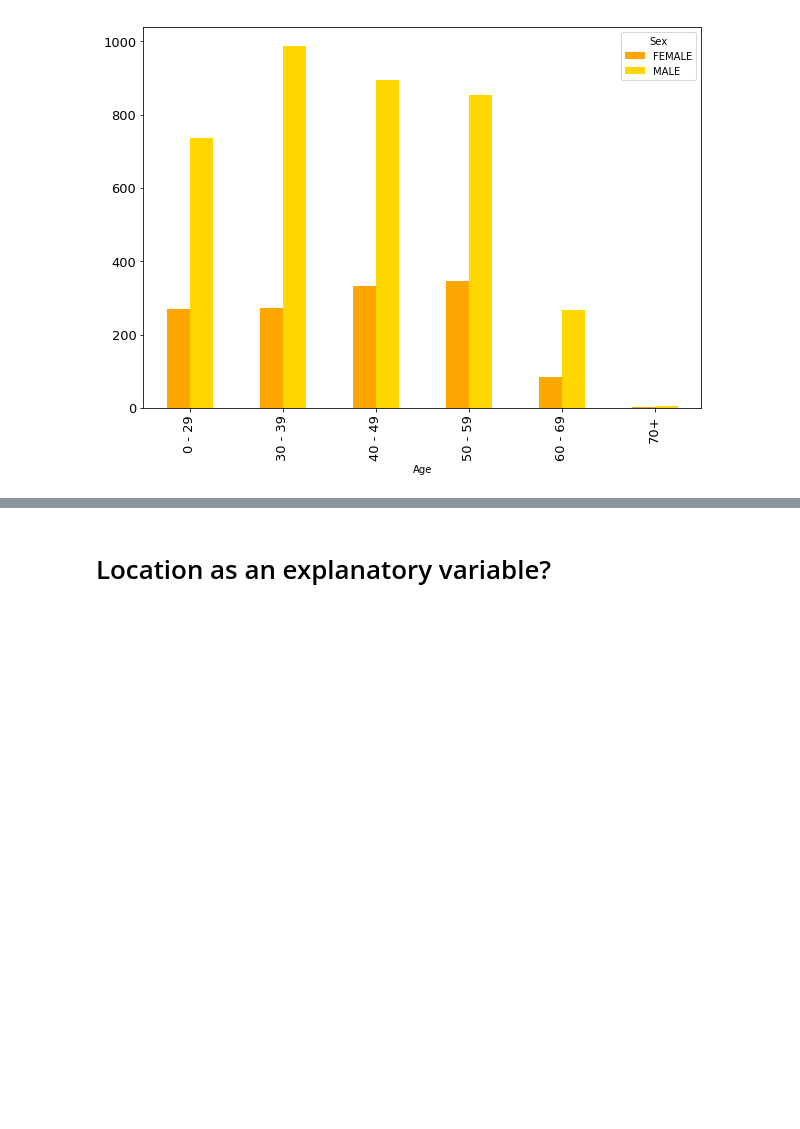
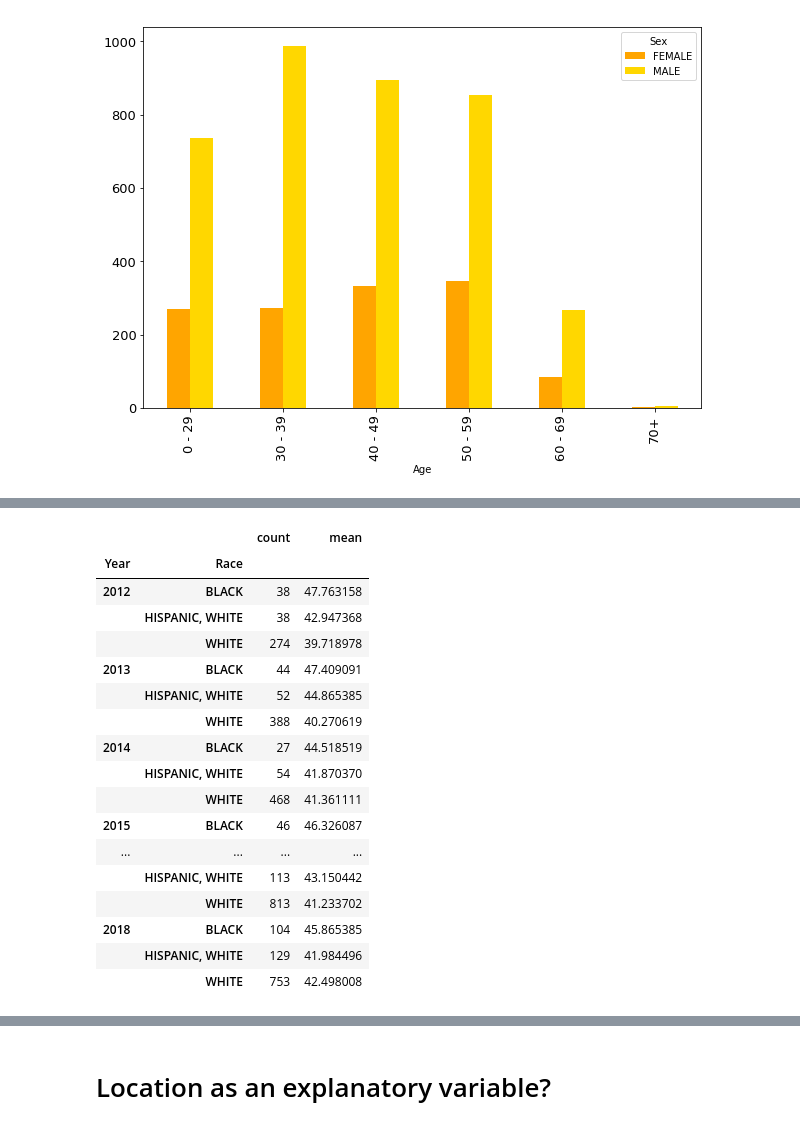
Before and after one commit to kalbond/data_science_term_project, a Jupyter notebook: notebooks/accidental_drug_related_deaths.ipynb, the cells around one changed output, grey strips where cells are left out. Saved outputs shown, nothing was run; the diff lists cells and outputs as text; code cells hidden in the pictures; blank space fills up the shorter version.

```diff
--- a/notebooks/accidental_drug_related_deaths.ipynb
+++ b/notebooks/accidental_drug_related_deaths.ipynb
@@ -505,0 +596,26 @@ sex_age.plot(kind='bar', figsize = (10,7), fontsize=13, color = ['orange', 'gold
+# %%
+# Cross analysis with Other Variables
+# Determine count, min, mean, max of Age by Year & Race
+
+# add_df['Year'].unique()
+
+add_df_by_top_race.groupby(['Year','Race'])['Age'].agg(['count','mean'])
+# %% [output]
+|  |  | count | mean |
+| Year | Race |  |  |
+| 2012 | BLACK | 38 | 47.763158 |
+|  | HISPANIC, WHITE | 38 | 42.947368 |
+|  | WHITE | 274 | 39.718978 |
+| 2013 | BLACK | 44 | 47.409091 |
+|  | HISPANIC, WHITE | 52 | 44.865385 |
+|  | WHITE | 388 | 40.270619 |
+| 2014 | BLACK | 27 | 44.518519 |
+|  | HISPANIC, WHITE | 54 | 41.870370 |
+|  | WHITE | 468 | 41.361111 |
+| 2015 | BLACK | 46 | 46.326087 |
+| ... | ... | ... | ... |
+|  | HISPANIC, WHITE | 113 | 43.150442 |
+|  | WHITE | 813 | 41.233702 |
+| 2018 | BLACK | 104 | 45.865385 |
+|  | HISPANIC, WHITE | 129 | 41.984496 |
+|  | WHITE | 753 | 42.498008 |
```
Also changed, not shown: parts of 12 cells of this notebook.
